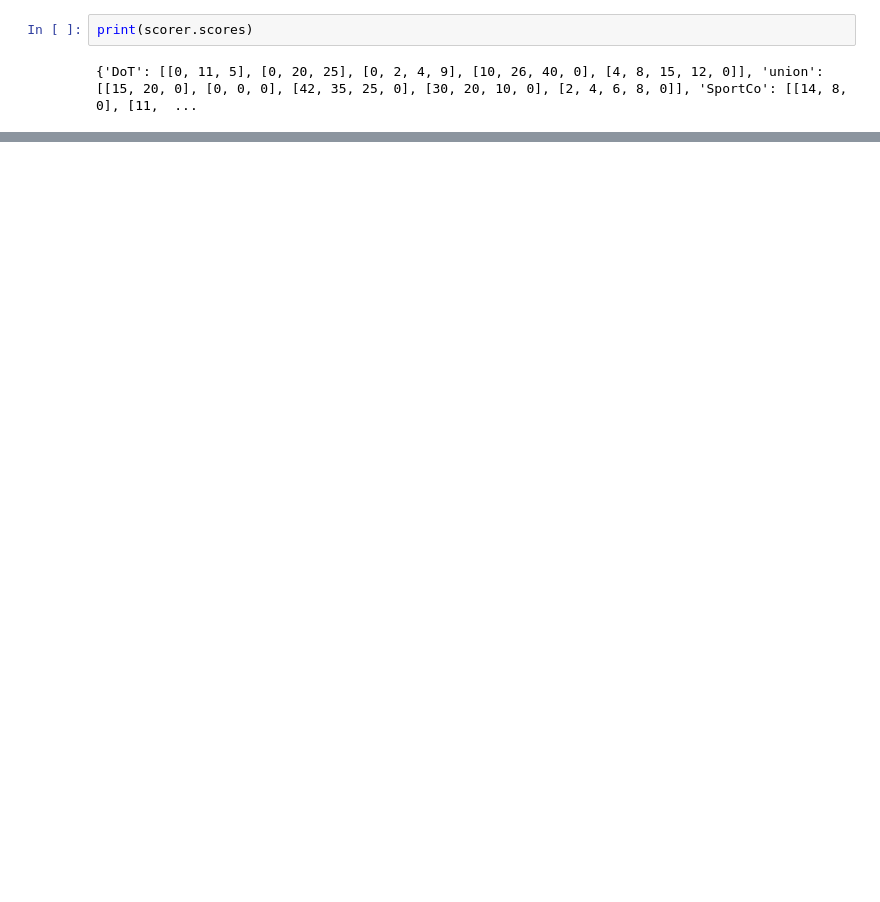
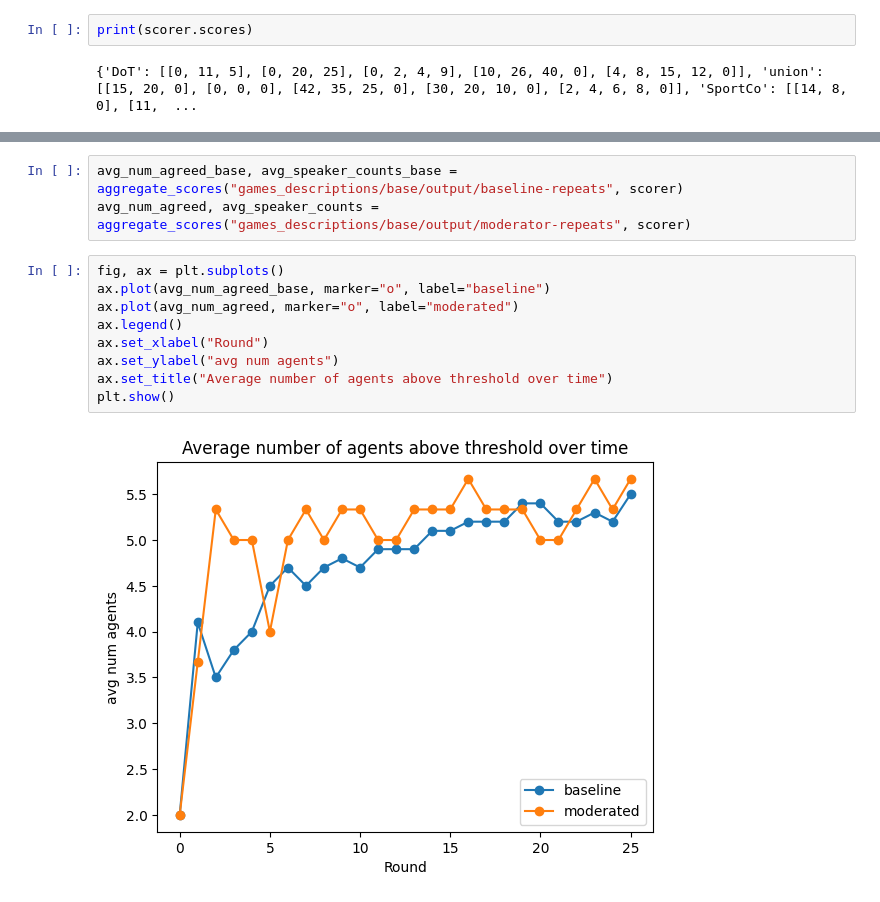
Before and after one commit to danyoungday/LLM-Deliberation, a Jupyter notebook: mystuff/analysis.ipynb, the cells around one changed output, grey strips where cells are left out. Drawn from its saved outputs; the diff is of its cells as text; blank space fills up the shorter version.

```diff
--- a/mystuff/analysis.ipynb
+++ b/mystuff/analysis.ipynb
@@ -274,0 +327,14 @@ plt.show()
+# %%
+avg_num_agreed_base, avg_speaker_counts_base = aggregate_scores("games_descriptions/base/output/baseline-repeats", scorer)
+avg_num_agreed, avg_speaker_counts = aggregate_scores("games_descriptions/base/output/moderator-repeats", scorer)
+# %%
+fig, ax = plt.subplots()
+ax.plot(avg_num_agreed_base, marker="o", label="baseline")
+ax.plot(avg_num_agreed, marker="o", label="moderated")
+ax.legend()
+ax.set_xlabel("Round")
+ax.set_ylabel("avg num agents")
+ax.set_title("Average number of agents above threshold over time")
+plt.show()
+# %% [output]
+[figure, added]
```
Also changed, not shown: parts of 10 cells of this notebook, 3 other files.
